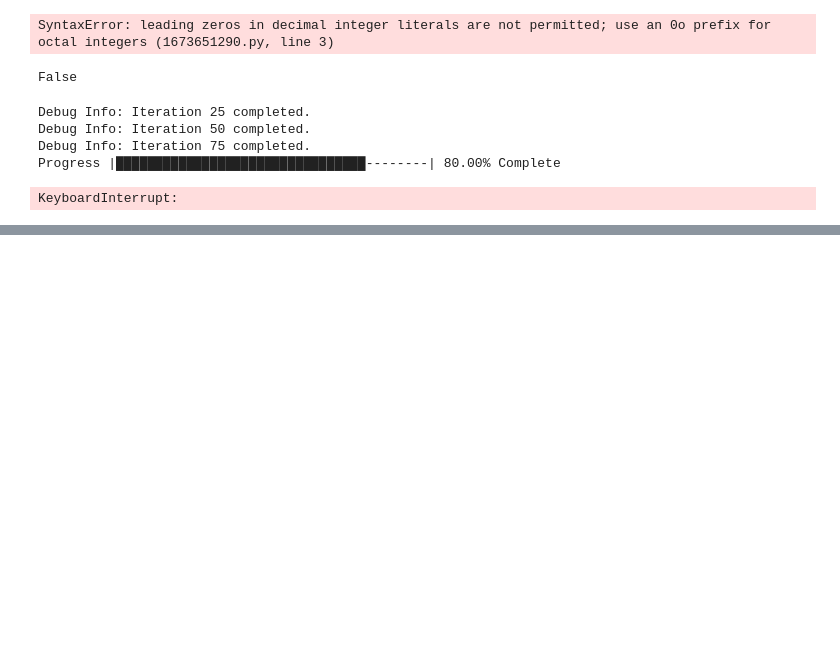
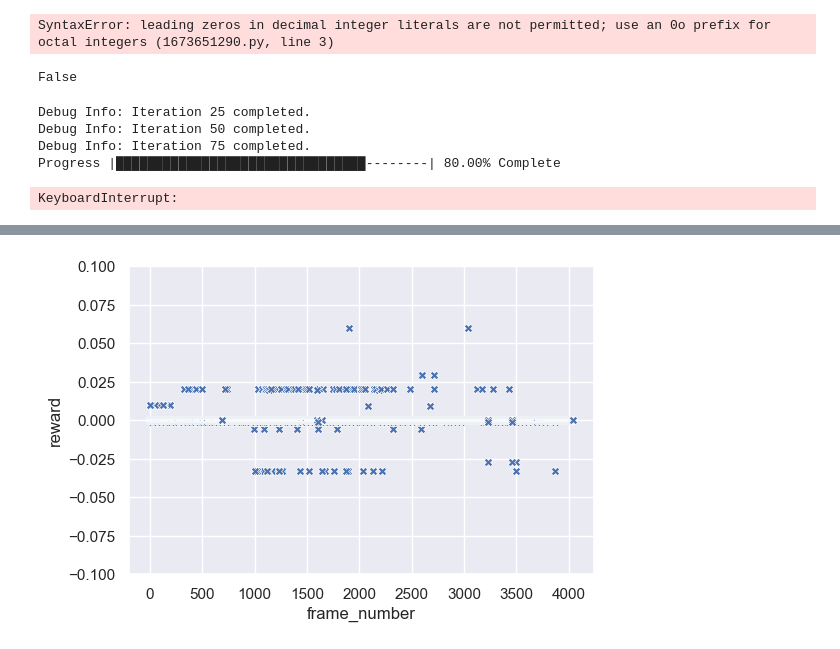
Before and after one commit to Hal609/PunchOut_DeepLearning, a Jupyter notebook: test.ipynb, the cells around one changed output, grey strips where cells are left out. Drawn from its saved outputs; the diff is of its cells as text; code cells hidden in the pictures; blank space fills up the shorter version.

```diff
--- a/test.ipynb
+++ b/test.ipynb
@@ -126,0 +171,8 @@ os.makedirs("out")
+# %%
+# Reward plot
+axes = sns.scatterplot(data, x="frame_number", y="reward", marker="X", legend=False)
+axes.set_ylim(-0.1, 0.1)
+plt.savefig(f"Outputs/{newest_folder}/reward_over_time.svg")
+plt.show()
+# %% [output]
+[figure, added]
```
Also changed, not shown: parts of 6 cells of this notebook, 26 other files.
